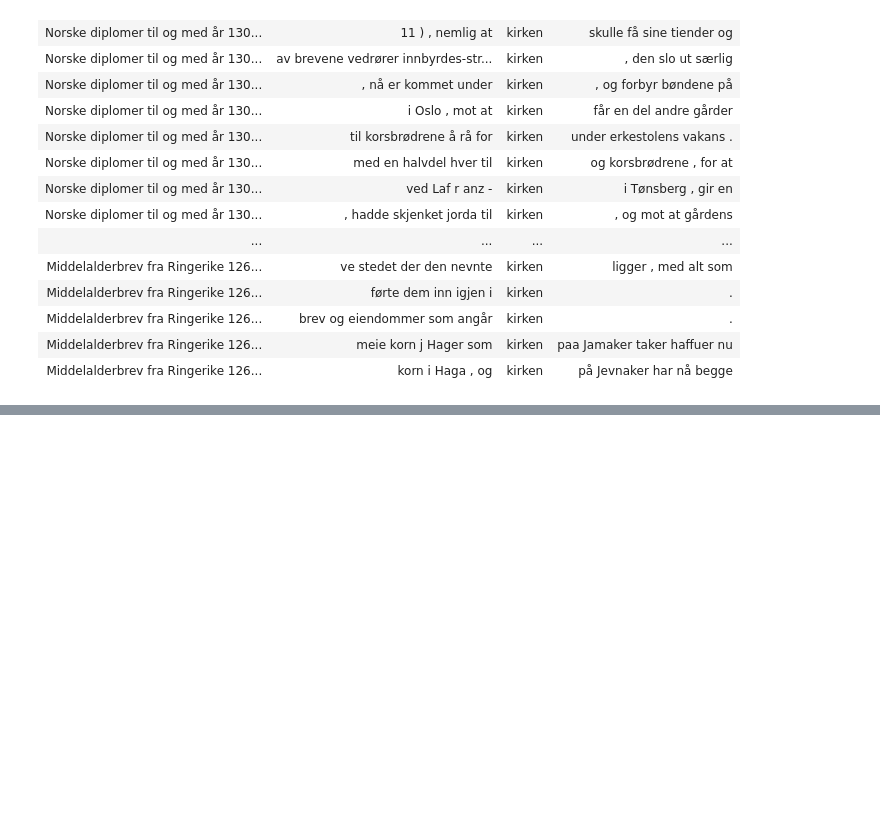
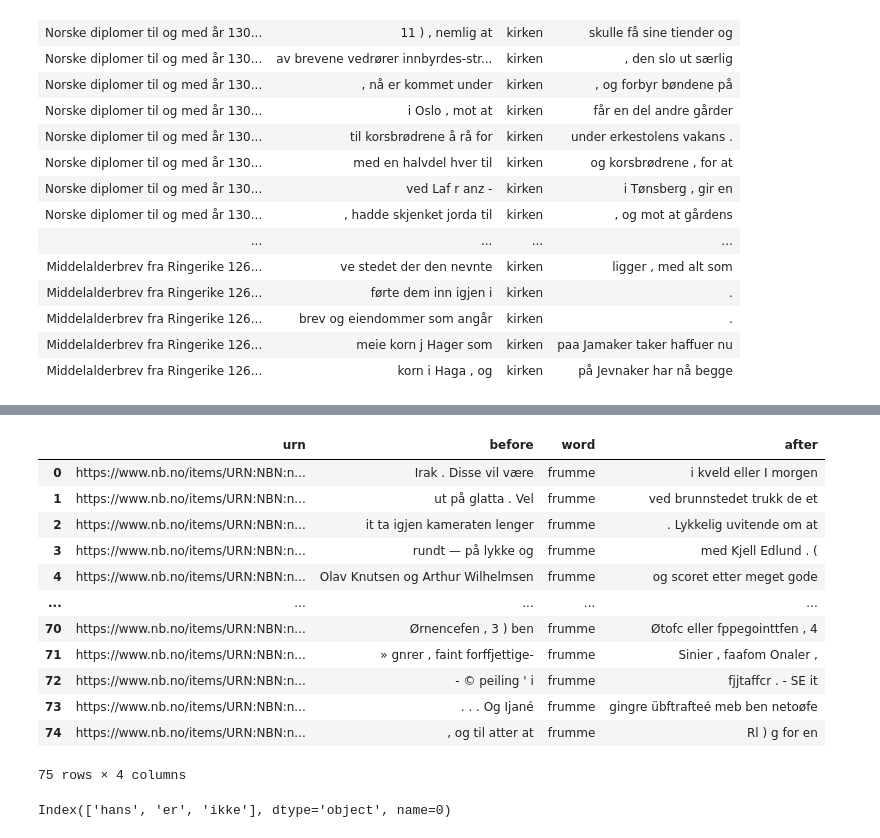
Before and after one commit to Yoonsen/ordboksprosjektet, a Jupyter notebook: Jokertegnsøk.ipynb, the cells around one changed output, grey strips where cells are left out. Saved outputs shown, nothing was run; the diff lists cells and outputs as text; code cells hidden in the pictures; blank space fills up the shorter version.

```diff
--- a/Jokertegnsøk.ipynb
+++ b/Jokertegnsøk.ipynb
@@ -118,0 +135,16 @@ data = pd.concat([nb.frame(nb.unigram(x), x) for x in res.index], axis = 1)
+# %%
+nb.concordance(word = 'frumme', kind='panda', corpus='avis')
+# %% [output]
+|  | urn | before | word | after |
+| 0 | https://www.nb.no/items/URN:NBN:n... | Irak . Disse vil være | frumme | i kveld eller I morgen |
+| 1 | https://www.nb.no/items/URN:NBN:n... | ut på glatta . Vel | frumme | ved brunnstedet trukk de et |
+| 2 | https://www.nb.no/items/URN:NBN:n... | it ta igjen kameraten lenger | frumme | . Lykkelig uvitende om at |
+| 3 | https://www.nb.no/items/URN:NBN:n... | rundt — på lykke og | frumme | med Kjell Edlund . ( |
+| 4 | https://www.nb.no/items/URN:NBN:n... | Olav Knutsen og Arthur Wilhelmsen | frumme | og scoret etter meget gode |
+| ... | ... | ... | ... | ... |
+| 70 | https://www.nb.no/items/URN:NBN:n... | Ørnencefen , 3 ) ben | frumme | Øtofc eller fppegointtfen , 4 |
+| 71 | https://www.nb.no/items/URN:NBN:n... | » gnrer , faint forffjettige- | frumme | Sinier , faafom Onaler , |
+| 72 | https://www.nb.no/items/URN:NBN:n... | - © peiling ' i | frumme | fjjtaffcr . - SE it |
+| 73 | https://www.nb.no/items/URN:NBN:n... | . . . Og Ijané | frumme | gingre übftrafteé meb ben netoøfe |
+| 74 | https://www.nb.no/items/URN:NBN:n... | , og til atter at | frumme | Rl ) g for en |
+75 rows × 4 columns
@@ -118,0 +155,4 @@ data = pd.concat([nb.frame(nb.unigram(x), x) for x in res.index], axis = 1)
+# %%
+resultat.index
+# %% [output]
+Index(['hans', 'er', 'ikke'], dtype='object', name=0)
```
Also changed, not shown: parts of 5 cells of this notebook, 2 other files.
